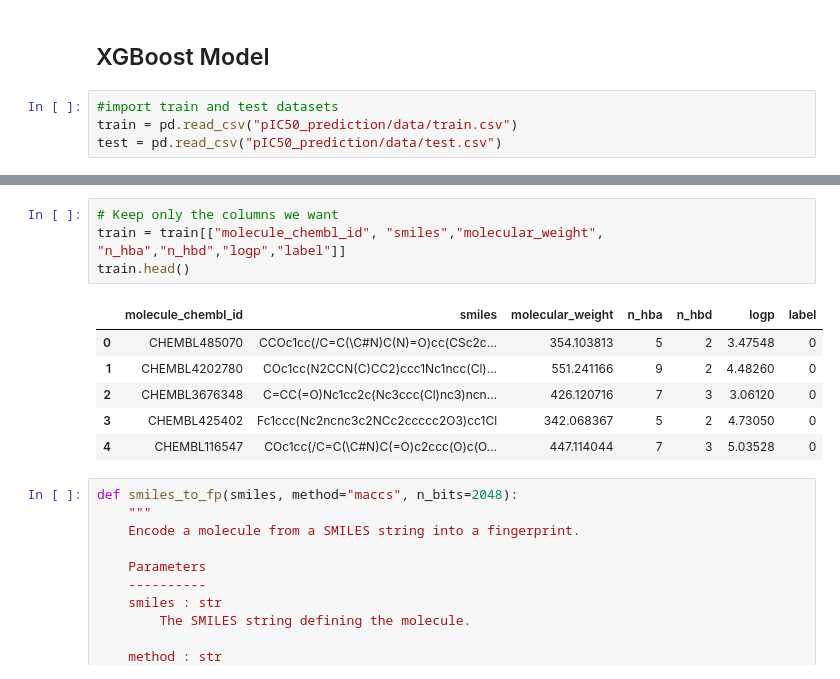
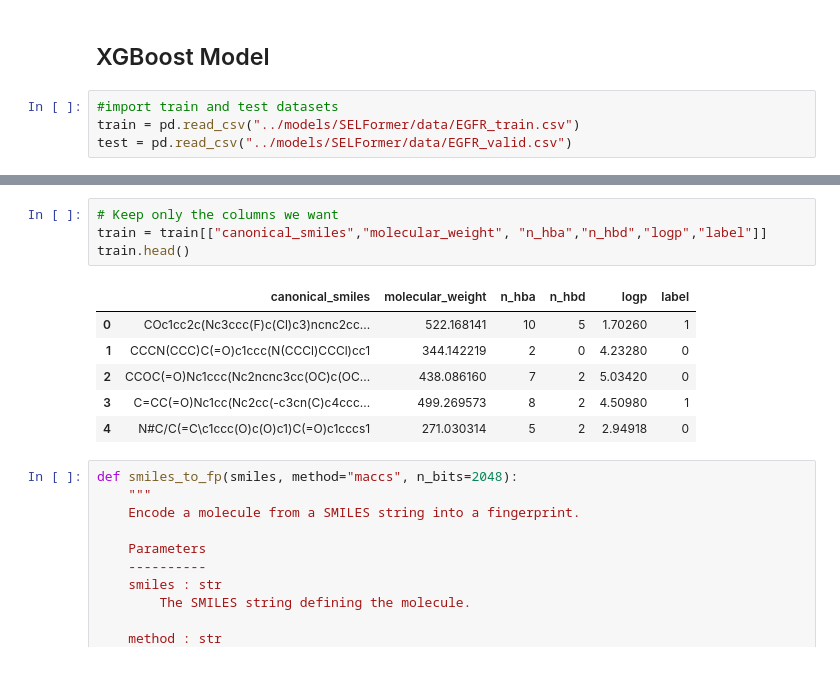
Before and after one commit to comp-med-research/pIC50_prediction, a Jupyter notebook: notebooks/XGBoost.ipynb, the cells around one changed output, grey strips where cells are left out. Drawn from its saved outputs; the diff is of its cells as text.

Commit message:
updated model pipeline

```diff
--- a/notebooks/XGBoost.ipynb
+++ b/notebooks/XGBoost.ipynb
@@ -63,8 +49,8 @@ torch.manual_seed(SEED)
 ## XGBoost Model
 # %%
 #import train and test datasets
-train = pd.read_csv("pIC50_prediction/data/train.csv")
-test = pd.read_csv("pIC50_prediction/data/test.csv")
+train = pd.read_csv("../models/SELFormer/data/EGFR_train.csv")
+test = pd.read_csv("../models/SELFormer/data/EGFR_valid.csv")
 # %%
 train.head()
 # %% [output]
@@ -77,14 +63,14 @@ train.head()
 # %%
 # Keep only the columns we want
-train = train[["molecule_chembl_id", "smiles","molecular_weight", "n_hba","n_hbd","logp","label"]]
+train = train[["canonical_smiles","molecular_weight", "n_hba","n_hbd","logp","label"]]
 train.head()
 # %% [output]
-|  | molecule_chembl_id | smiles | molecular_weight | n_hba | n_hbd | logp | label |
-| 0 | CHEMBL485070 | CCOc1cc(/C=C(\C#N)C(N)=O)cc(CSc2c... | 354.103813 | 5 | 2 | 3.47548 | 0 |
-| 1 | CHEMBL4202780 | COc1cc(N2CCN(C)CC2)ccc1Nc1ncc(Cl)... | 551.241166 | 9 | 2 | 4.48260 | 0 |
-| 2 | CHEMBL3676348 | C=CC(=O)Nc1cc2c(Nc3ccc(Cl)nc3)ncn... | 426.120716 | 7 | 3 | 3.06120 | 0 |
-| 3 | CHEMBL425402 | Fc1ccc(Nc2ncnc3c2NCc2ccccc2O3)cc1Cl | 342.068367 | 5 | 2 | 4.73050 | 0 |
-| 4 | CHEMBL116547 | COc1cc(/C=C(\C#N)C(=O)c2ccc(O)c(O... | 447.114044 | 7 | 3 | 5.03528 | 0 |
+|  | canonical_smiles | molecular_weight | n_hba | n_hbd | logp | label |
+| 0 | COc1cc2c(Nc3ccc(F)c(Cl)c3)ncnc2cc... | 522.168141 | 10 | 5 | 1.70260 | 1 |
+| 1 | CCCN(CCC)C(=O)c1ccc(N(CCCl)CCCl)cc1 | 344.142219 | 2 | 0 | 4.23280 | 0 |
+| 2 | CCOC(=O)Nc1ccc(Nc2ncnc3cc(OC)c(OC... | 438.086160 | 7 | 2 | 5.03420 | 0 |
+| 3 | C=CC(=O)Nc1cc(Nc2cc(-c3cn(C)c4ccc... | 499.269573 | 8 | 2 | 4.50980 | 1 |
+| 4 | N#C/C(=C\c1ccc(O)c(O)c1)C(=O)c1cccs1 | 271.030314 | 5 | 2 | 2.94918 | 0 |
 # %%
 def smiles_to_fp(smiles, method="maccs", n_bits=2048):
     """
```
Also changed, not shown: parts of 31 cells of this notebook, 2 other files.
